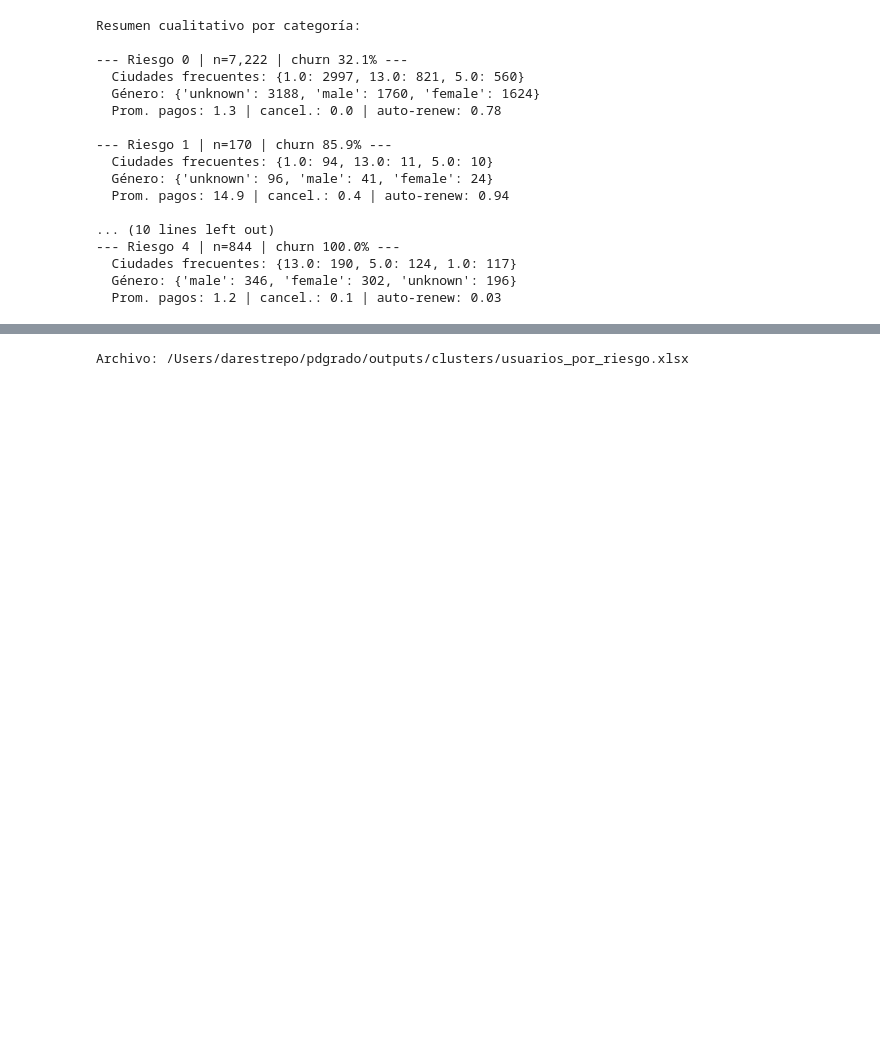
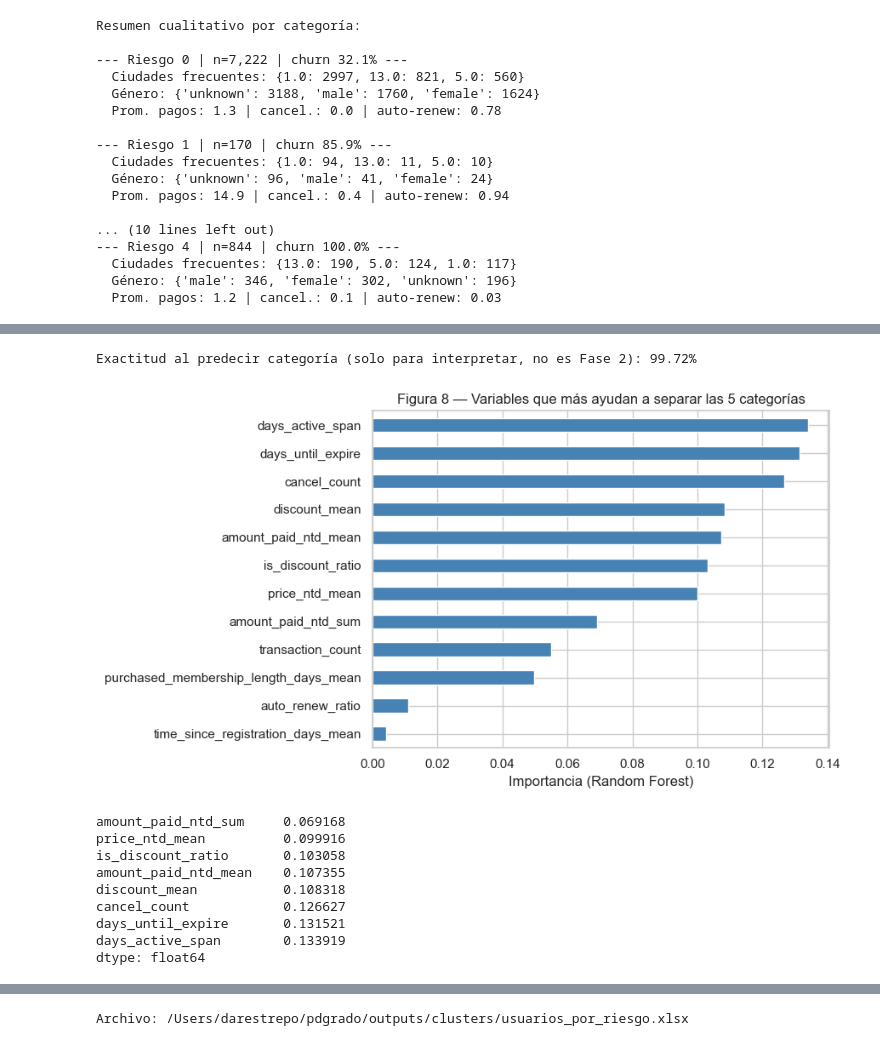
Before and after one commit to danielrpo1/pdgrado, a Jupyter notebook: notebooks/Colab_Piloto_5_Categorias_Riesgo_KKBox.ipynb, the cells around one changed output, grey strips where cells are left out. Saved outputs shown, nothing was run; the diff lists cells and outputs as text; code cells hidden in the pictures; blank space fills up the shorter version.

```diff
--- a/notebooks/Colab_Piloto_5_Categorias_Riesgo_KKBox.ipynb
+++ b/notebooks/Colab_Piloto_5_Categorias_Riesgo_KKBox.ipynb
@@ -354,0 +466,33 @@ Se genera un libro con **cinco hojas** (`riesgo_0` … `riesgo_4`) para revisar
+# %%
+# 7.4 Importancia de variables para distinguir categorías (Random Forest)
+from sklearn.ensemble import RandomForestClassifier
+from sklearn.model_selection import train_test_split
+
+y = df['categoria_riesgo'].astype(int)
+X = df[cols_cluster].fillna(0)
+X_train, X_test, y_train, y_test = train_test_split(X, y, test_size=0.25, random_state=RANDOM_STATE, stratify=y)
+
+rf = RandomForestClassifier(n_estimators=200, random_state=RANDOM_STATE, n_jobs=-1, class_weight='balanced')
+rf.fit(X_train, y_train)
+acc = rf.score(X_test, y_test)
+print(f'Exactitud al predecir categoría (solo para interpretar, no es Fase 2): {acc:.2%}')
+
+imp = pd.Series(rf.feature_importances_, index=cols_cluster).sort_values(ascending=True)
+imp.plot(kind='barh', figsize=(9, 5), color='steelblue')
+plt.title('Figura 8 — Variables que más ayudan a separar las 5 categorías')
+plt.xlabel('Importancia (Random Forest)')
+plt.tight_layout()
+plt.show()
+imp.tail(8)
+# %% [output]
+Exactitud al predecir categoría (solo para interpretar, no es Fase 2): 99.72%
+[figure, added]
+amount_paid_ntd_sum     0.069168
+price_ntd_mean          0.099916
+is_discount_ratio       0.103058
+amount_paid_ntd_mean    0.107355
+discount_mean           0.108318
+cancel_count            0.126627
+days_until_expire       0.131521
+days_active_span        0.133919
+dtype: float64
```
Also changed, not shown: parts of 11 cells of this notebook, 2 other files.
